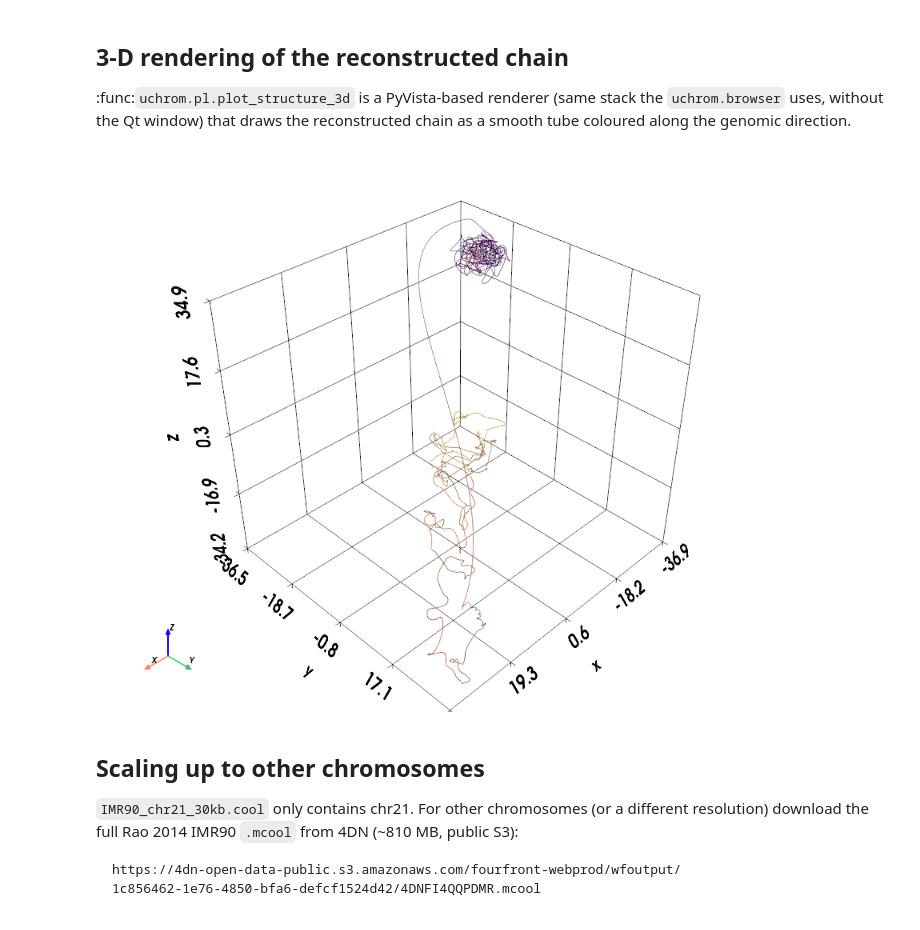
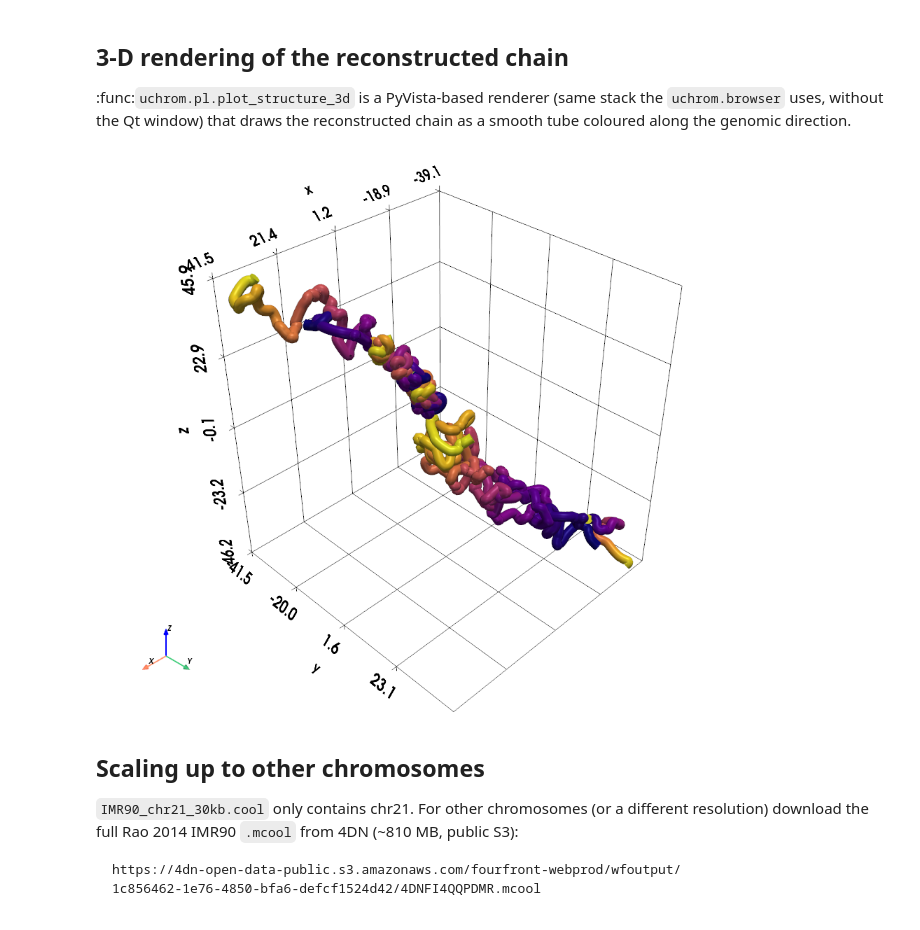
Before and after one commit to u-science-lab/U-Chrom, a Jupyter notebook: tutorials/gem_fish_reconstruction.ipynb, the cells around one changed output. Cells and saved outputs as stored; diff of their text form; code cells hidden in the pictures.

```diff
--- a/tutorials/gem_fish_reconstruction.ipynb
+++ b/tutorials/gem_fish_reconstruction.ipynb
@@ -225,11 +225,12 @@ cd, intermediate = reconstruct_gem_fish(
     resolution=None,             # single-res .cool
     fish_cd=fish_cd,
     params=GEMFISHParams(
-        lambda_E_tad=0.05, lambda_F=0.5,
+        lambda_E_tad=0.5, lambda_F=0.5,
         lambda_E_intra=0.05, lambda_R=0.01,
         stage1_iter=500, stage1_ensemble=20,
         stage2_iter=300, stage2_ensemble=6,
         tad_di_window=50, tad_di_min_size_frac=0.01,
+        tad_max_size_frac=0.05,     # cap huge DI-called TADs (p-arm)
         device='auto', verbose=False,
     ),
     return_intermediate=True,
@@ -297,15 +298,14 @@ genomic direction.
 # %%
 from uchrom.pl import plot_structure_3d
 
 plot_structure_3d(
     cd, chrom='chr21',
     colour='bin', cmap='plasma',
-    tube_radius=0.08,
-    window_size=(900, 700),
+    window_size=(1000, 800),
     notebook=True, jupyter_backend='static',
 )
 # %% [output]
-[figure, old version]
+[figure, new version]
 # %% [markdown]
 ## Scaling up to other chromosomes
 
```
Also changed, not shown: parts of 5 cells of this notebook, 4 other files.
